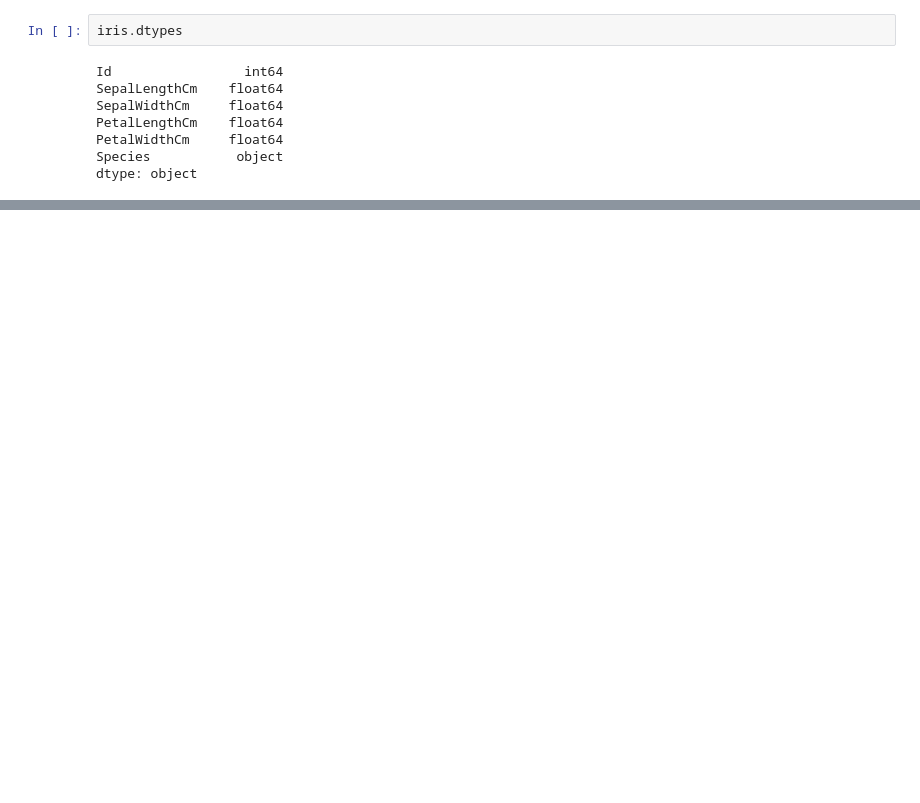
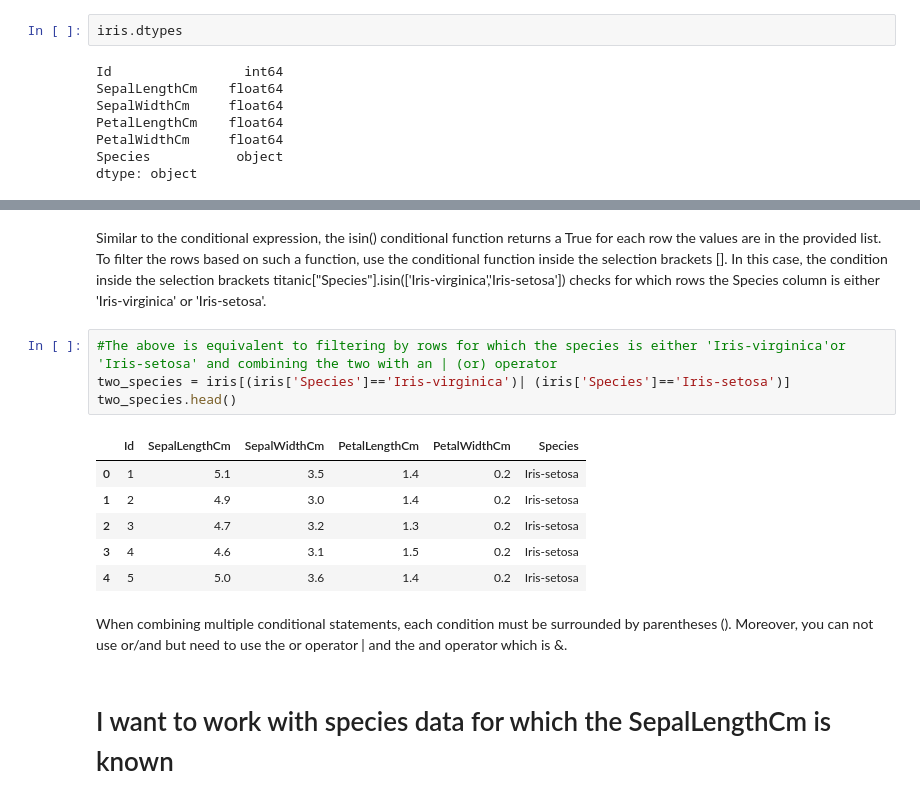
Before and after one commit to 254Bit/PythonPandasExercise, a Jupyter notebook: getting_started_pandas.ipynb, the cells around one changed output, grey strips where cells are left out. Drawn from its saved outputs; the diff is of its cells as text; blank space fills up the shorter version.

```diff
--- a/getting_started_pandas.ipynb
+++ b/getting_started_pandas.ipynb
@@ -156,0 +294,18 @@ dtype: object
+# %% [markdown]
+Similar to the conditional expression, the isin() conditional function returns a True for each row the values are in the provided list.
+To filter the rows based on such a function, use the conditional function inside the selection brackets []. In this case, the condition inside the selection brackets titanic["Species"].isin(['Iris-virginica','Iris-setosa']) checks for which rows the Species column is either 'Iris-virginica' or 'Iris-setosa'.
+# %%
+#The above is equivalent to filtering by rows for which the species is either 'Iris-virginica'or 'Iris-setosa' and combining the two with an | (or) operator
+two_species = iris[(iris['Species']=='Iris-virginica')| (iris['Species']=='Iris-setosa')]
+two_species.head()
+# %% [output]
+|  | Id | SepalLengthCm | SepalWidthCm | PetalLengthCm | PetalWidthCm | Species |
+| 0 | 1 | 5.1 | 3.5 | 1.4 | 0.2 | Iris-setosa |
+| 1 | 2 | 4.9 | 3.0 | 1.4 | 0.2 | Iris-setosa |
+| 2 | 3 | 4.7 | 3.2 | 1.3 | 0.2 | Iris-setosa |
+| 3 | 4 | 4.6 | 3.1 | 1.5 | 0.2 | Iris-setosa |
+| 4 | 5 | 5.0 | 3.6 | 1.4 | 0.2 | Iris-setosa |
+# %% [markdown]
+When combining multiple conditional statements, each condition must be surrounded by parentheses (). Moreover, you can not use or/and but need to use the or operator | and the and operator which is &.
+# %% [markdown]
+# I want to work with species data for which the SepalLengthCm is known
```
Also changed, not shown: parts of 23 cells of this notebook.
